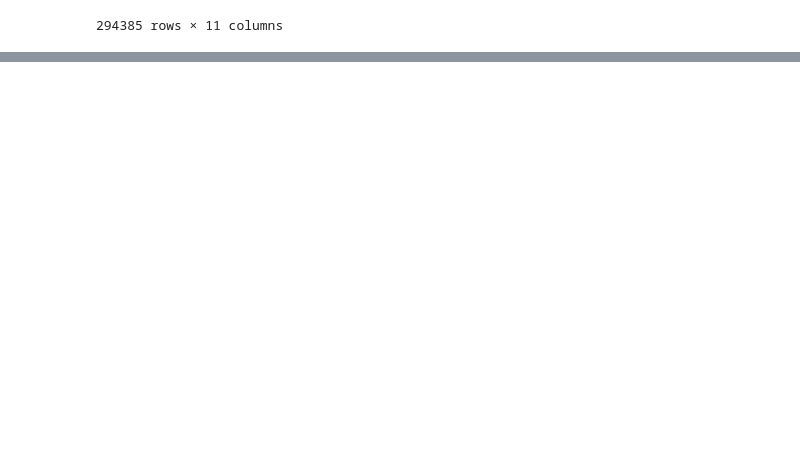
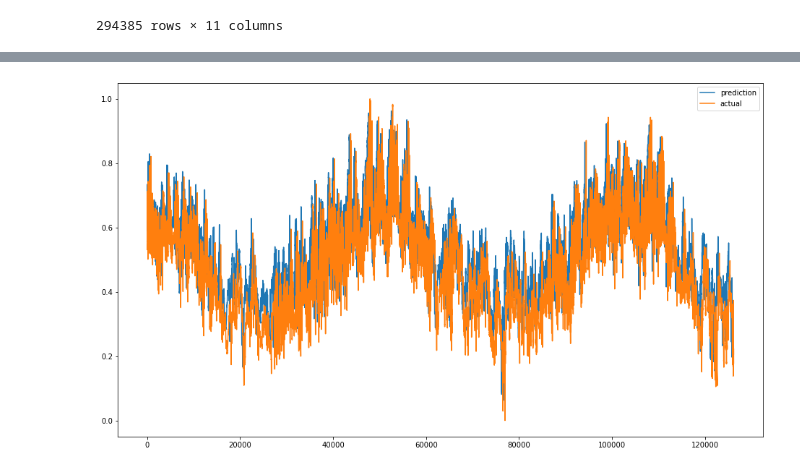
Before and after one commit to crossbat/machine-learning, a Jupyter notebook: tensorflow/rnn/weather.ipynb, the cells around one changed output, grey strips where cells are left out. Saved outputs shown, nothing was run; the diff lists cells and outputs as text; code cells hidden in the pictures; blank space fills up the shorter version.

Commit message:
weather_1

```diff
--- a/tensorflow/rnn/weather.ipynb
+++ b/tensorflow/rnn/weather.ipynb
@@ -164,0 +223,3 @@ window_size = 720
+# %%
+model.compile(loss= tf.keras.losses.Huber(), optimizer = 'adam', metrics = ['mse'])
+model.summary()
@@ -164,0 +245,5 @@ window_size = 720
+# %%
+mc = ModelCheckpoint(filepath = 'C:/Users/Windows10/Desktop/pythonProject/Git/logs/weather', monitor = 'val_loss', save_best_only= True, save_weights_only= True, save_freq= 'epoch')
+es = EarlyStopping(monitor= 'val_loss', patience= 5)
+# %%
+history = model.fit(train_set, epochs= 50, batch_size = 64, callbacks= [mc, es], validation_data = val_set)
@@ -164,0 +288,2 @@ window_size = 720
+# %%
+y_pred = model.predict(test_set)
@@ -164,0 +314,9 @@ window_size = 720
+# %%
+
+plt.figure(figsize = (16, 9))
+plt.plot(range(len(y_pred)), y_pred, label = 'prediction')
+plt.plot(range(len(y_test)), y_test, label = 'actual')
+plt.legend()
+plt.show()
+# %% [output]
+[figure, added]
```
Also changed, not shown: parts of 15 cells of this notebook.
